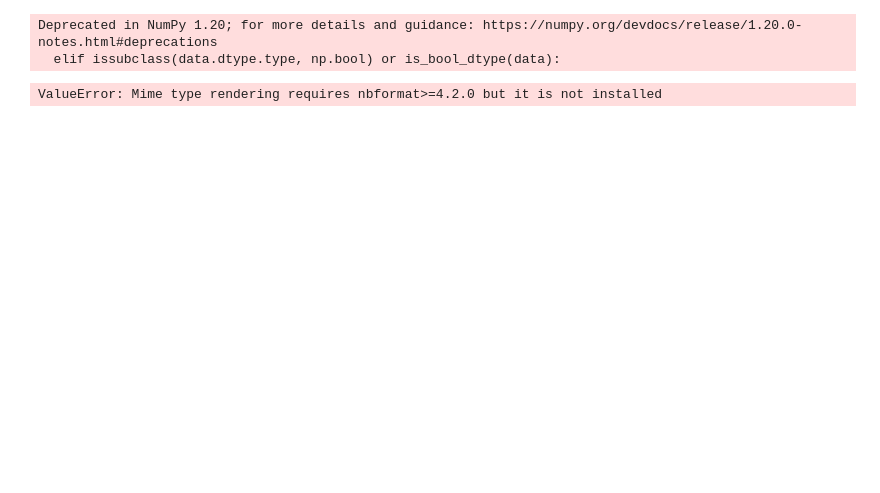
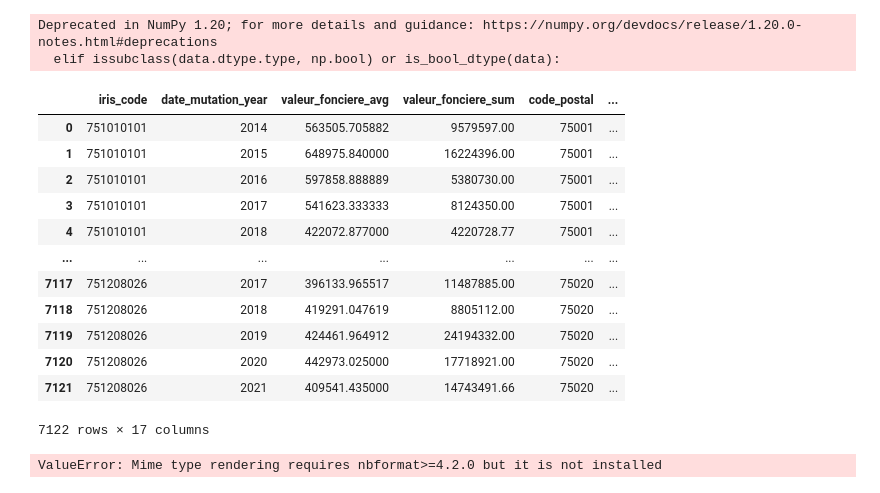
Before and after one commit to nathanbry2/dss-realestate, a Jupyter notebook: ipython_notebooks/Graphs.ipynb, the cells around one changed output. Drawn from its saved outputs; the diff is of its cells as text; code cells hidden in the pictures; blank space fills up the shorter version.

```diff
--- a/ipython_notebooks/Graphs.ipynb
+++ b/ipython_notebooks/Graphs.ipynb
@@ -9,6 +9,22 @@ df = mydataset.get_dataframe()
 # %% [output]
 Deprecated in NumPy 1.20; for more details and guidance: https://numpy.org/devdocs/release/1.20.0-notes.html#deprecations
   elif issubclass(data.dtype.type, np.bool) or is_bool_dtype(data):
+# %%
+df
+# %% [output]
+|  | iris_code | date_mutation_year | valeur_fonciere_avg | valeur_fonciere_sum | code_postal | ... |
+| 0 | 751010101 | 2014 | 563505.705882 | 9579597.00 | 75001 | ... |
+| 1 | 751010101 | 2015 | 648975.840000 | 16224396.00 | 75001 | ... |
+| 2 | 751010101 | 2016 | 597858.888889 | 5380730.00 | 75001 | ... |
+| 3 | 751010101 | 2017 | 541623.333333 | 8124350.00 | 75001 | ... |
+| 4 | 751010101 | 2018 | 422072.877000 | 4220728.77 | 75001 | ... |
+| ... | ... | ... | ... | ... | ... | ... |
+| 7117 | 751208026 | 2017 | 396133.965517 | 11487885.00 | 75020 | ... |
+| 7118 | 751208026 | 2018 | 419291.047619 | 8805112.00 | 75020 | ... |
+| 7119 | 751208026 | 2019 | 424461.964912 | 24194332.00 | 75020 | ... |
+| 7120 | 751208026 | 2020 | 442973.025000 | 17718921.00 | 75020 | ... |
+| 7121 | 751208026 | 2021 | 409541.435000 | 14743491.66 | 75020 | ... |
+7122 rows × 17 columns
 # %%
 import plotly.offline as pyo
 import plotly.graph_objs as go
```
Also changed, not shown: parts of 1 cell of this notebook.
